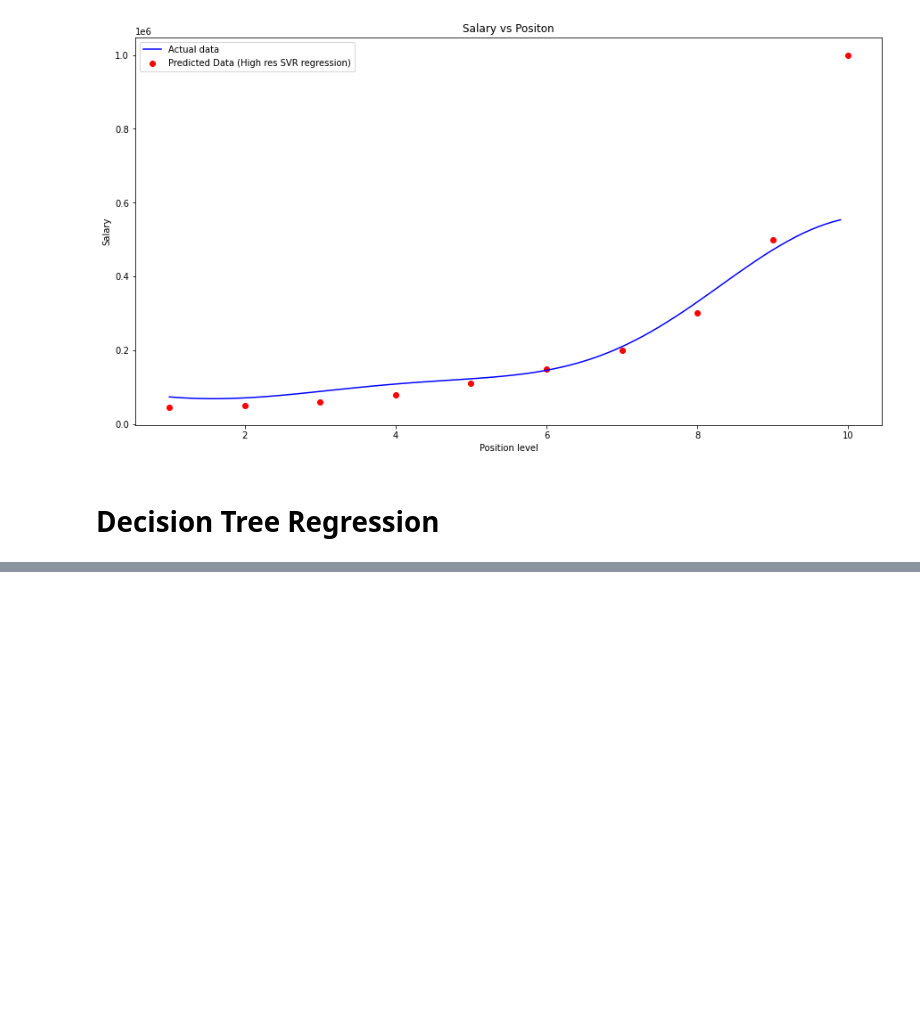
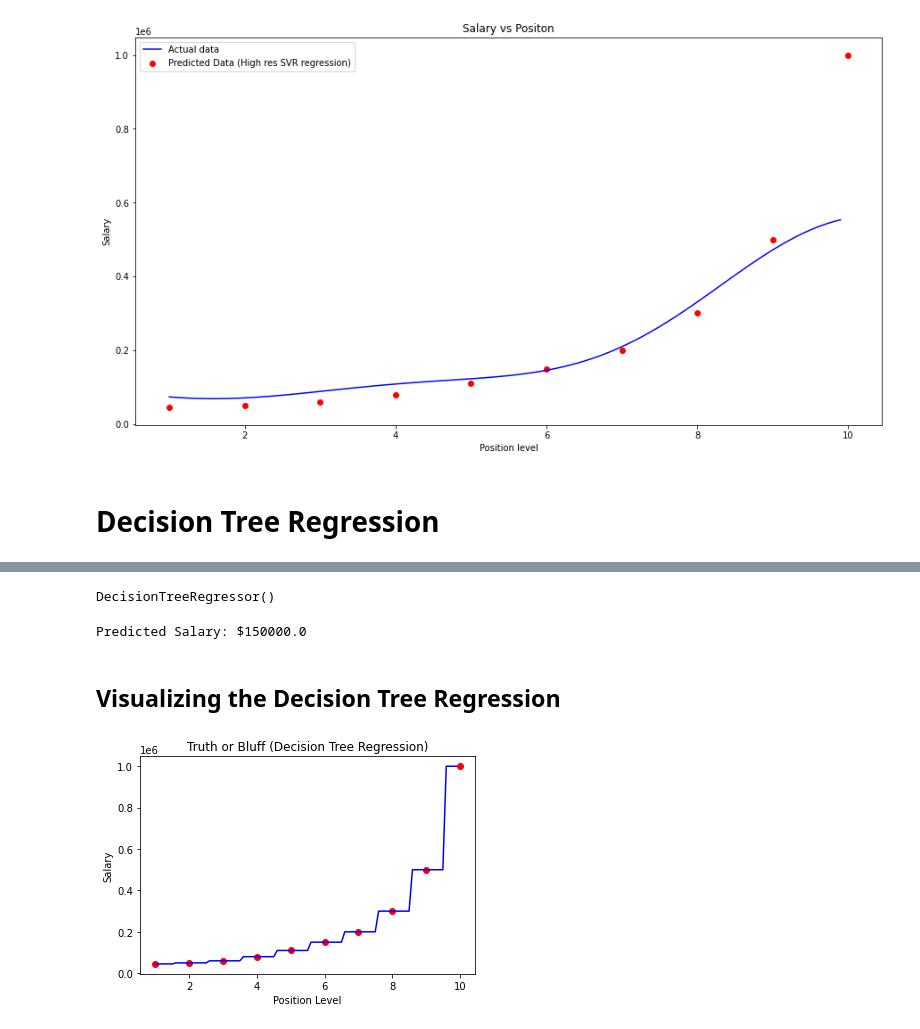
Before and after one commit to abhimanyus1997/ML-Basics, a Jupyter notebook: 02-Regression.ipynb, the cells around one changed output, grey strips where cells are left out. Drawn from its saved outputs; the diff is of its cells as text; code cells hidden in the pictures; blank space fills up the shorter version.

Commit message:
Added Decision Tree Regression Visualization

```diff
--- a/02-Regression.ipynb
+++ b/02-Regression.ipynb
@@ -628,0 +632,8 @@ plt.show()
+# %%
+dataset = pd.read_csv("datasets/02-regression/Position_Salaries.csv")
+
+# Take all column except first beacuase already lableencoded
+X = dataset.iloc[:, 1:-1].values
+y = dataset.iloc[:, -1].values
+
+dataset.head()
@@ -628,0 +647,24 @@ plt.show()
+# %%
+from sklearn.tree import DecisionTreeRegressor
+dtr = DecisionTreeRegressor()
+dtr.fit(X,y)
+# %% [output]
+DecisionTreeRegressor()
+# %%
+pred_sal = dtr.predict([[6.5]])
+print(f"Predicted Salary: ${pred_sal[0]}")
+# %% [output]
+Predicted Salary: $150000.0
+# %% [markdown]
+## Visualizing the Decision Tree Regression
+# %%
+X_grid = np.arange(min(X),max(X),step=0.1)
+X_grid = X_grid.reshape(len(X_grid), 1)
+plt.scatter(X,y,color='red')
+plt.plot(X_grid, dtr.predict(X_grid), color='blue')
+plt.title("Truth or Bluff (Decision Tree Regression)")
+plt.xlabel("Position Level")
+plt.ylabel("Salary")
+plt.show()
+# %% [output]
+[figure, added]
```
Also changed, not shown: parts of 2 cells of this notebook.
